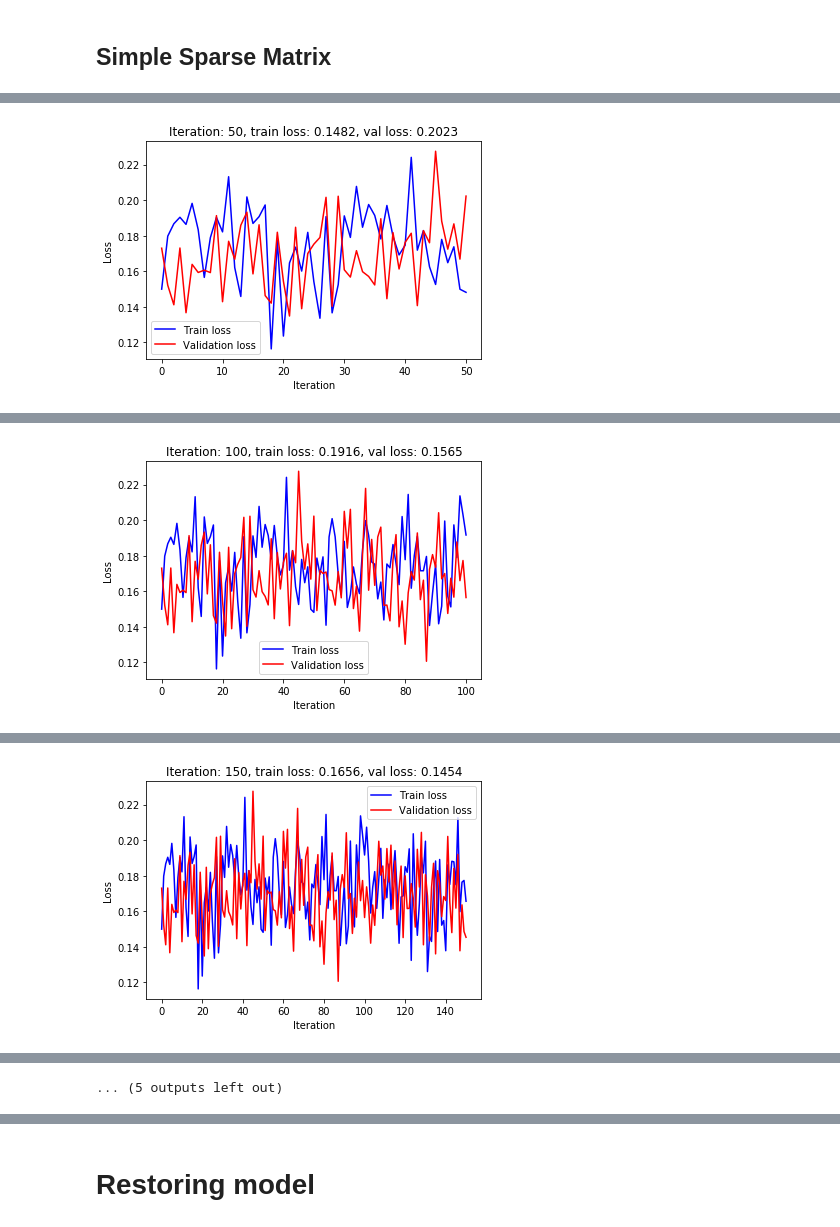
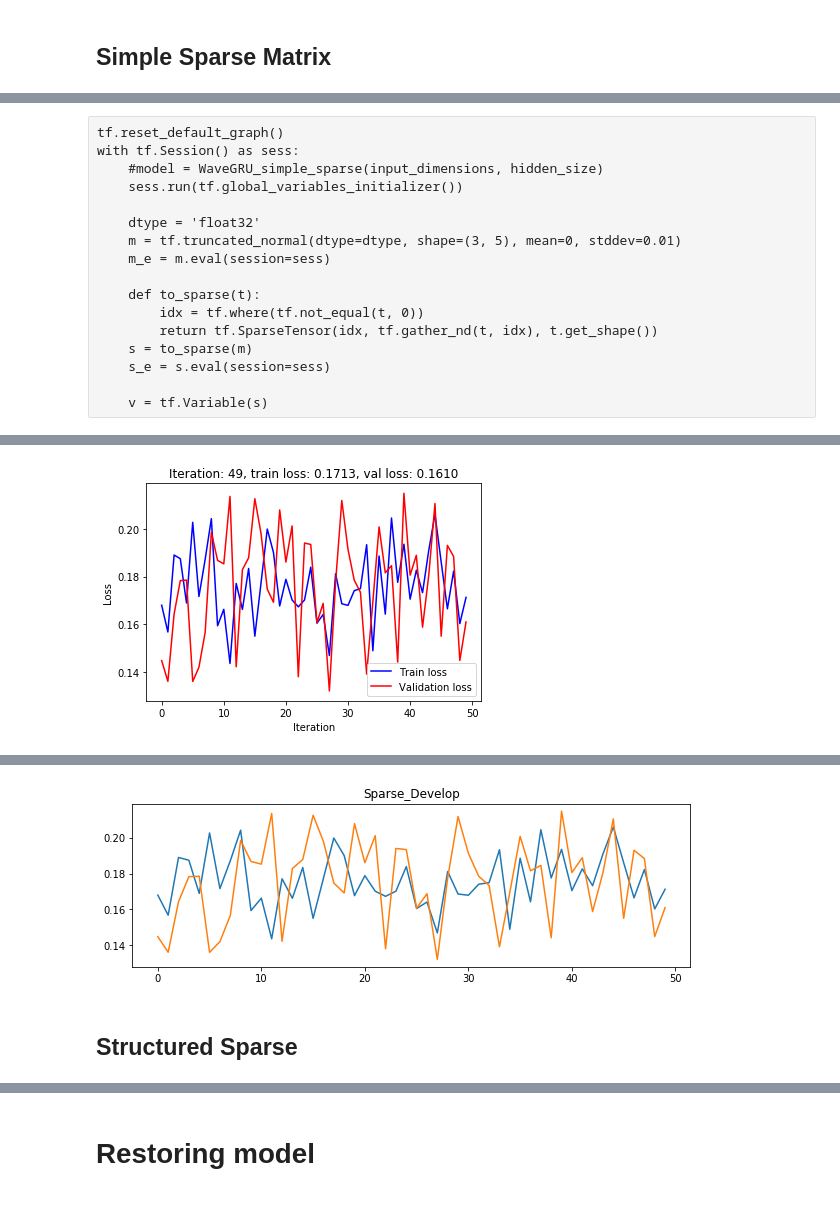
Before and after one commit to EgorDudyrev/Speach_Synthesizer, a Jupyter notebook: notebooks/ed-2019.04.05-Make_Sparse.ipynb, the cells around one changed output, grey strips where cells are left out. Saved outputs shown, nothing was run; the diff lists cells and outputs as text; code cells hidden in the pictures.

Commit message:
Add Structured Sparsity

```diff
--- a/notebooks/ed-2019.04.05-Make_Sparse.ipynb
+++ b/notebooks/ed-2019.04.05-Make_Sparse.ipynb
@@ -521,13 +793,30 @@ input_dimensions = 3
 hidden_size = 16
 batch_size = 10
 truncated_len = 100
+# %% [raw]
+tf.reset_default_graph()
+with tf.Session() as sess:
+    #model = WaveGRU_simple_sparse(input_dimensions, hidden_size)
+    sess.run(tf.global_variables_initializer())
+
+    dtype = 'float32'
+    m = tf.truncated_normal(dtype=dtype, shape=(3, 5), mean=0, stddev=0.01)
+    m_e = m.eval(session=sess)
+
+    def to_sparse(t):
+        idx = tf.where(tf.not_equal(t, 0))
+        return tf.SparseTensor(idx, tf.gather_nd(t, idx), t.get_shape())
+    s = to_sparse(m)
+    s_e = s.eval(session=sess)
+
+    v = tf.Variable(s)
 # %%
 model_name = f'Sparse_Develop'
 
 train_losses, validation_losses, model = train_model(
     WaveGRU_simple_sparse, input_dimensions, hidden_size, batch_size=batch_size, truncated_len=truncated_len,
-    num_epochs=500, model_name=model_name, print_period=50, log_period=10,
-    sparsify_epochs = [300, 350, 400, 450], sparsity_level=0.95
+    num_epochs=50, model_name=model_name, print_period=50, log_period=10,
+    sparsify_epochs = [10, 20, 30, 45], sparsity_level=0.95
 )
 # %% [output]
 [interactive output not drawn]
@@ -535 +823 @@ Iteration: 50, train loss: 0.1482, val loss: 0.2023
-[figure, old version]
+[figure, new version]
@@ -537 +823,0 @@ Iteration: 100, train loss: 0.1916, val loss: 0.1565
-[figure, removed]
@@ -539 +823,0 @@ Iteration: 150, train loss: 0.1656, val loss: 0.1454
-[figure, removed]
@@ -545 +824,10 @@ Iteration: 300, train loss: 0.1241, val loss: 0.1641
-... (5 outputs left out)
+# %%
+plt.figure(figsize=(10,3))
+plt.plot(train_losses, label='Train')
+plt.plot(validation_losses, label='Validation')
+plt.title(model_name)
+plt.show()
+# %% [output]
+[figure, added]
+# %% [markdown]
+## Structured Sparse
```
Also changed, not shown: parts of 10 cells of this notebook, 2 other files.
